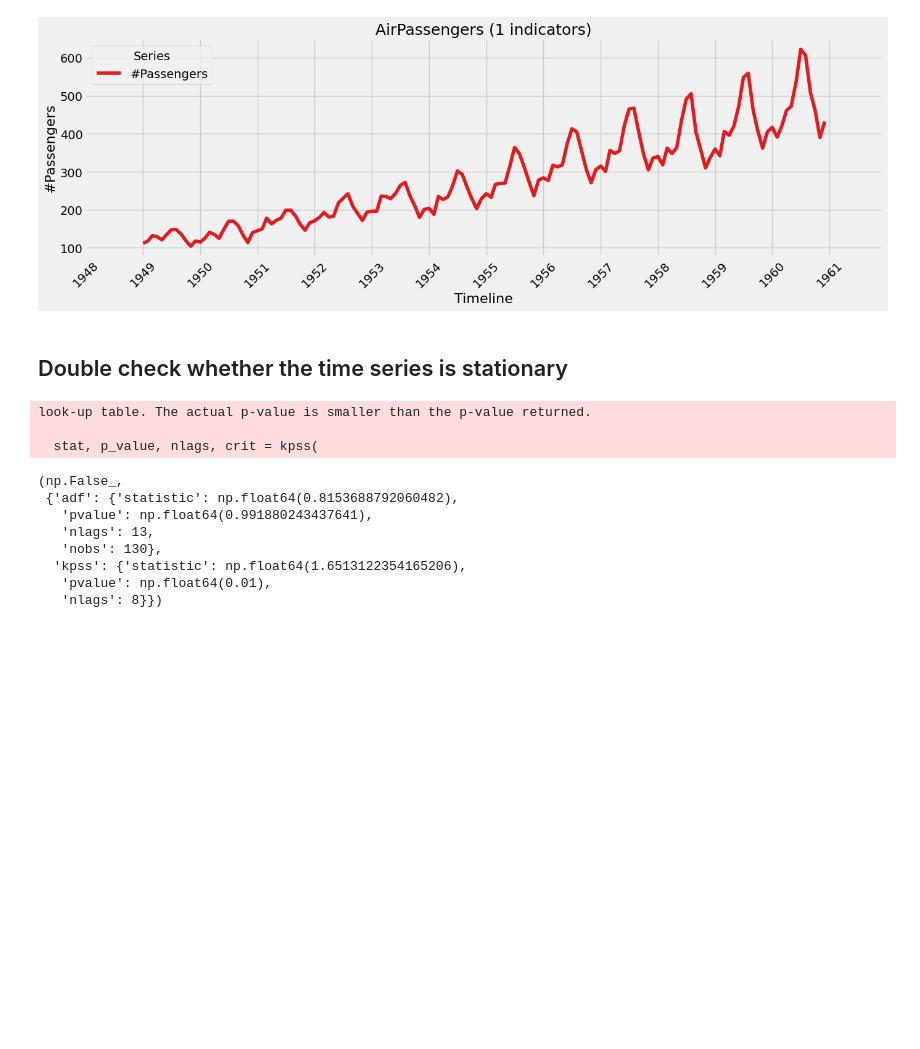
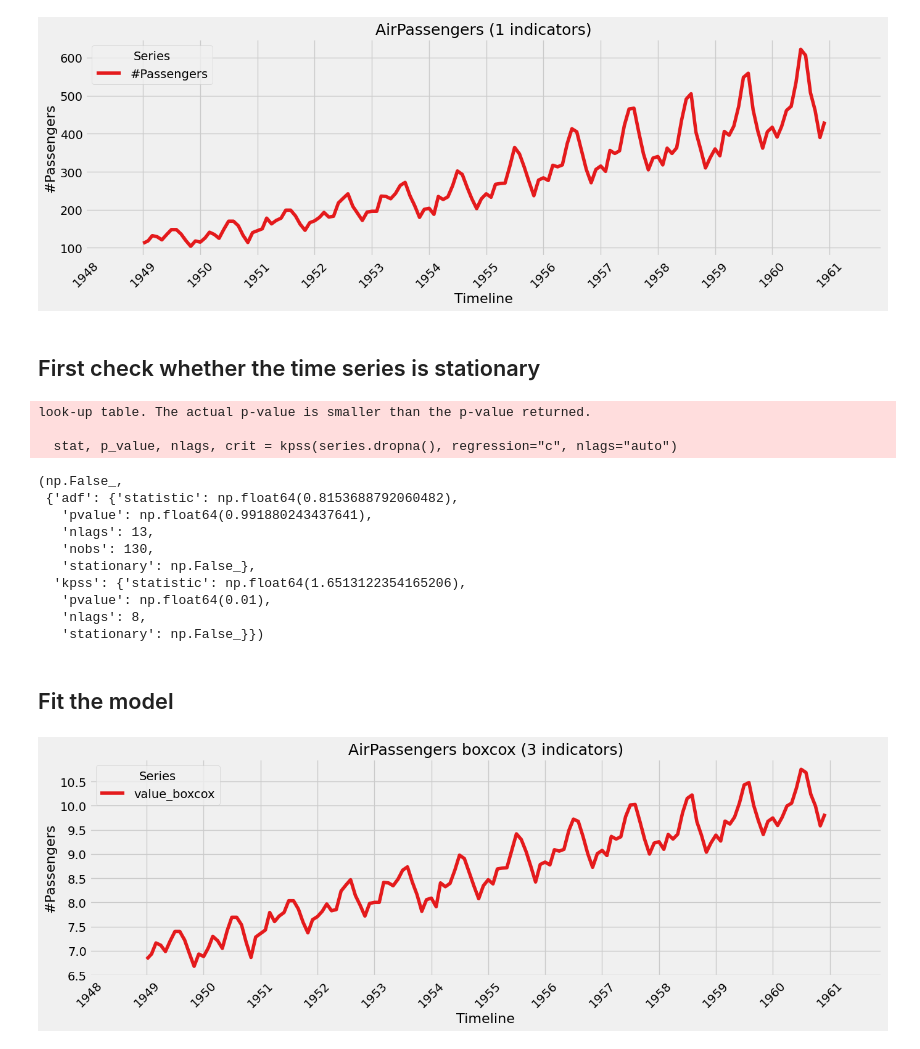
Before and after one commit to DucTrung1802/master-thesis, a Jupyter notebook: src/visualization/arima_visualization.ipynb, the cells around one changed output. Saved outputs shown, nothing was run; the diff lists cells and outputs as text; code cells hidden in the pictures; blank space fills up the shorter version.

Commit message:
WORKING ON: ARIMA model

```diff
--- a/src/visualization/arima_visualization.ipynb
+++ b/src/visualization/arima_visualization.ipynb
@@ -26,5 +26,5 @@ parent_dir
 # %%
-my_logger = Logger(file_name=os.path.join(parent_dir, "logs/arima_model"))
+my_logger = Logger(file_name=ARIMA_VISUALIZATION_LOG_FILE_BASE)
 # %% [markdown]
 ## Initialize the Visualizer
 # %%
@@ -36,3 +38,5 @@ arima_model = ArimaModel(logger=my_logger)
+# %%
+value_column_name = "#Passengers"
 # %% [markdown]
 ## Load data
 # %%
@@ -66,18 +70,36 @@ my_visualizer.plot_lines_chart(
 # %% [output]
 [figure]
 # %% [markdown]
-## Double check whether the time series is stationary
+## First check whether the time series is stationary
 # %%
-arima_model._is_stationary(df["#Passengers"])
+arima_model._is_stationary(df[value_column_name])
 # %% [output]
 look-up table. The actual p-value is smaller than the p-value returned.
 
-  stat, p_value, nlags, crit = kpss(
+  stat, p_value, nlags, crit = kpss(series.dropna(), regression="c", nlags="auto")
 (np.False_,
  {'adf': {'statistic': np.float64(0.8153688792060482),
    'pvalue': np.float64(0.991880243437641),
    'nlags': 13,
-   'nobs': 130},
+   'nobs': 130,
+   'stationary': np.False_},
   'kpss': {'statistic': np.float64(1.6513122354165206),
    'pvalue': np.float64(0.01),
-   'nlags': 8}})
+   'nlags': 8,
+   'stationary': np.False_}})
+# %% [markdown]
+## Fit the model
+# %%
+df["value_boxcox"], best_lambda = boxcox(df[value_column_name])
+my_visualizer.plot_lines_chart(
+    df,
+    x_column="Month",
+    y_columns=["value_boxcox"],
+    title="AirPassengers boxcox",
+    y_axis_title=value_column_name,
+    y_unit="",
+    prefix_figure_name="AirPassengers boxcox",
+    marker=None,
+)
+# %% [output]
+[figure, added]
```
Also changed, not shown: parts of 14 cells of this notebook, 13 other files.
